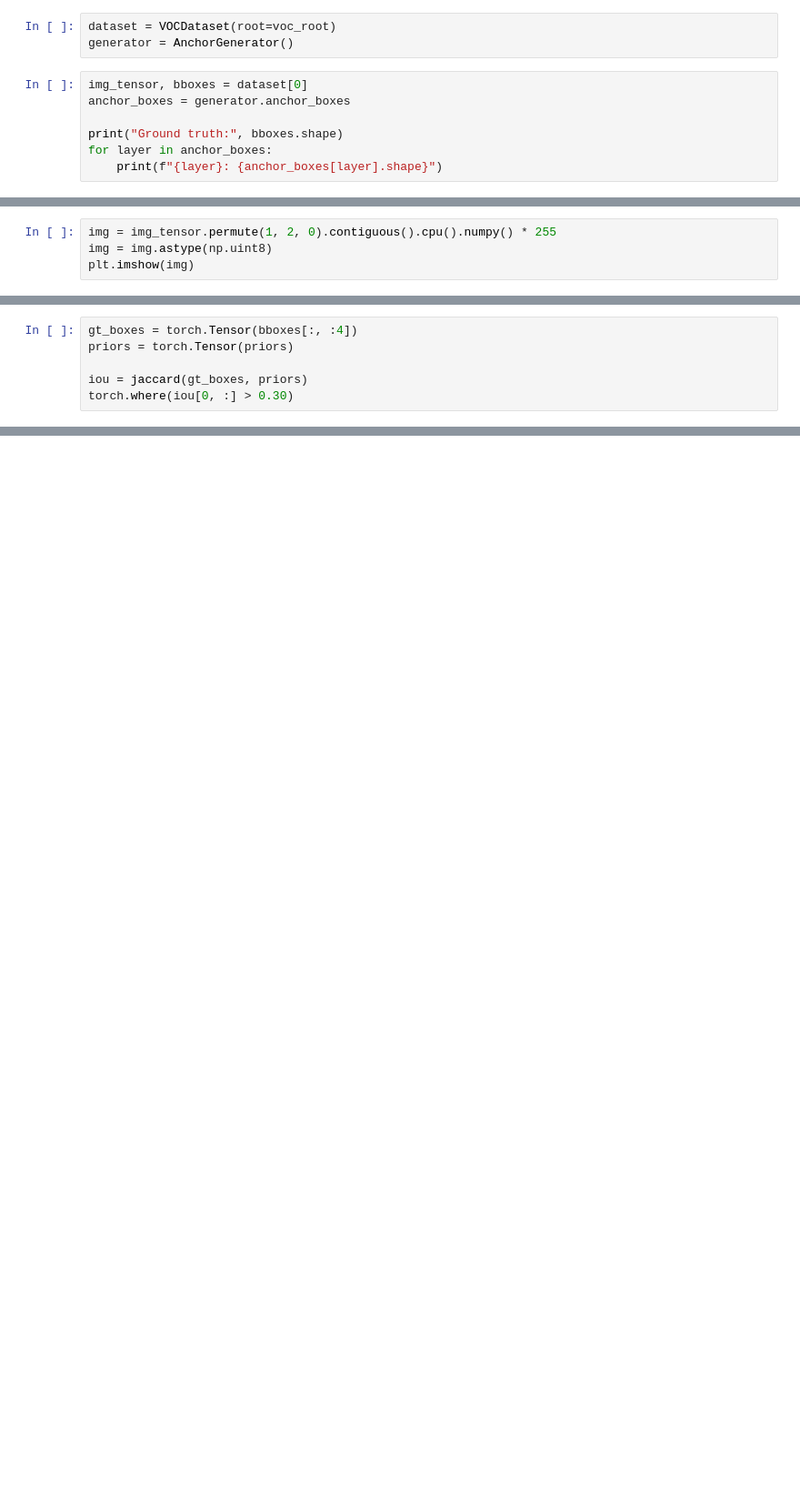
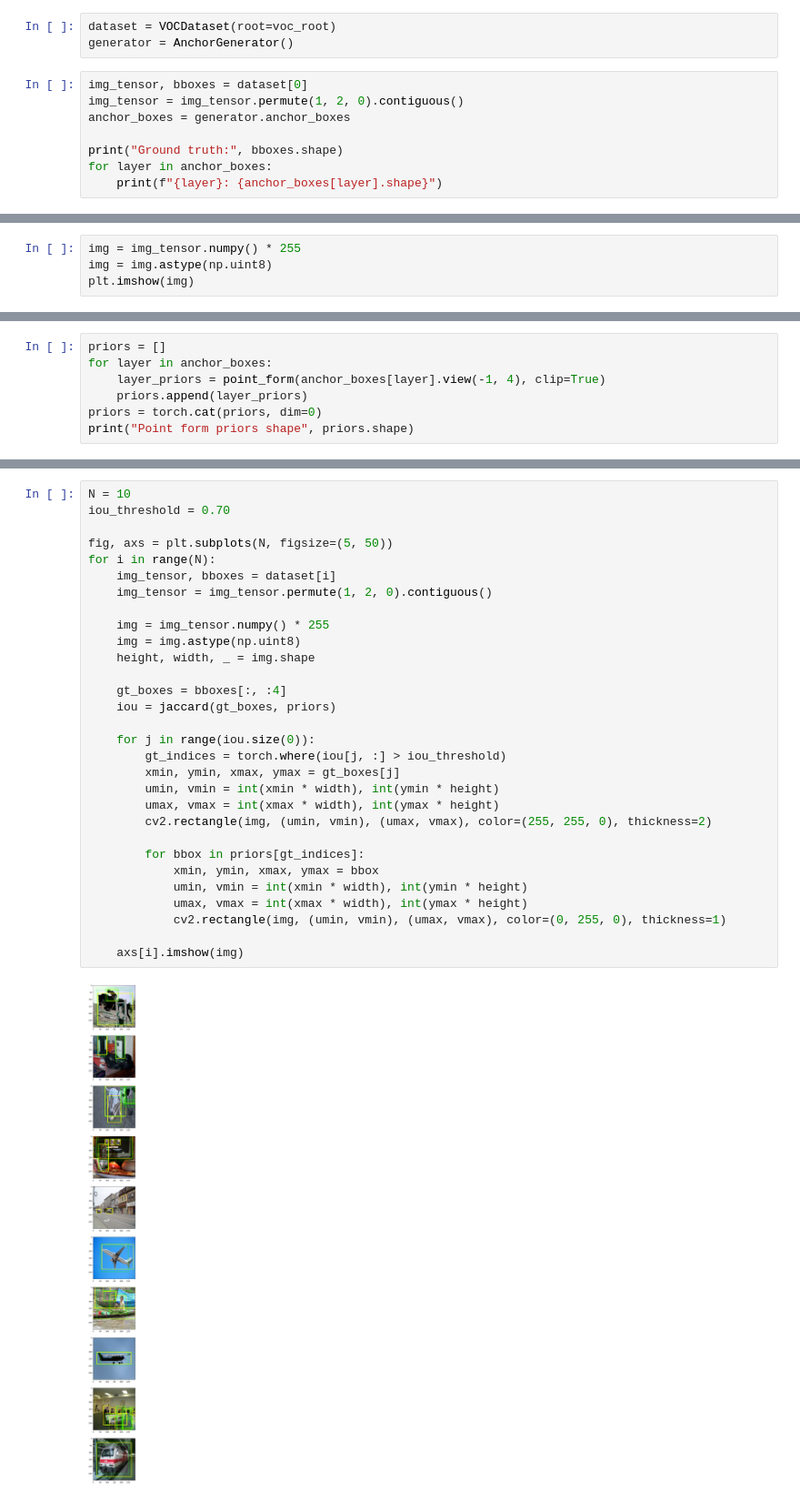
Before and after one commit to calvinfeng/deep-learning-playground, a Jupyter notebook: notebooks/test_anchor_boxes.ipynb, the cells around one changed output, grey strips where cells are left out. Shown at 91% size. Drawn from its saved outputs; the diff is of its cells as text; blank space fills up the shorter version.

```diff
--- a/notebooks/test_anchor_boxes.ipynb
+++ b/notebooks/test_anchor_boxes.ipynb
@@ -19,6 +21,7 @@ dataset = VOCDataset(root=voc_root)
 generator = AnchorGenerator()
 # %%
 img_tensor, bboxes = dataset[0]
+img_tensor = img_tensor.permute(1, 2, 0).contiguous()
 anchor_boxes = generator.anchor_boxes
 
 print("Ground truth:", bboxes.shape)
@@ -39,5 +38,5 @@ Conv11_2: (1, 1, 16)
 # %%
-img = img_tensor.permute(1, 2, 0).contiguous().cpu().numpy() * 255
+img = img_tensor.numpy() * 255
 img = img.astype(np.uint8)
 plt.imshow(img)
 # %% [output]
@@ -57,6 +46,0 @@ priors.shape
-# %%
-gt_boxes = torch.Tensor(bboxes[:, :4])
-priors = torch.Tensor(priors)
-
-iou = jaccard(gt_boxes, priors)
-torch.where(iou[0, :] > 0.30)
@@ -67,0 +47,7 @@ tensor([0.3140, 0.0973, 0.5760, 0.3756])
+# %%
+priors = []
+for layer in anchor_boxes:
+    layer_priors = point_form(anchor_boxes[layer].view(-1, 4), clip=True)
+    priors.append(layer_priors)
+priors = torch.cat(priors, dim=0)
+print("Point form priors shape", priors.shape)
@@ -67,0 +56,32 @@ tensor([0.3140, 0.0973, 0.5760, 0.3756])
+# %%
+N = 10
+iou_threshold = 0.70
+
+fig, axs = plt.subplots(N, figsize=(5, 50))
+for i in range(N):
+    img_tensor, bboxes = dataset[i]
+    img_tensor = img_tensor.permute(1, 2, 0).contiguous()
+
+    img = img_tensor.numpy() * 255
+    img = img.astype(np.uint8)
+    height, width, _ = img.shape
+
+    gt_boxes = bboxes[:, :4]
+    iou = jaccard(gt_boxes, priors)
+
+    for j in range(iou.size(0)):
+        gt_indices = torch.where(iou[j, :] > iou_threshold)
+        xmin, ymin, xmax, ymax = gt_boxes[j]
+        umin, vmin = int(xmin * width), int(ymin * height)
+        umax, vmax = int(xmax * width), int(ymax * height)
+        cv2.rectangle(img, (umin, vmin), (umax, vmax), color=(255, 255, 0), thickness=2)
+
+        for bbox in priors[gt_indices]:
+            xmin, ymin, xmax, ymax = bbox
+            umin, vmin = int(xmin * width), int(ymin * height)
+            umax, vmax = int(xmax * width), int(ymax * height)
+            cv2.rectangle(img, (umin, vmin), (umax, vmax), color=(0, 255, 0), thickness=1)
+
+    axs[i].imshow(img)
+# %% [output]
+[figure, added]
```
Also changed, not shown: parts of 37 cells of this notebook, 6 other files.
